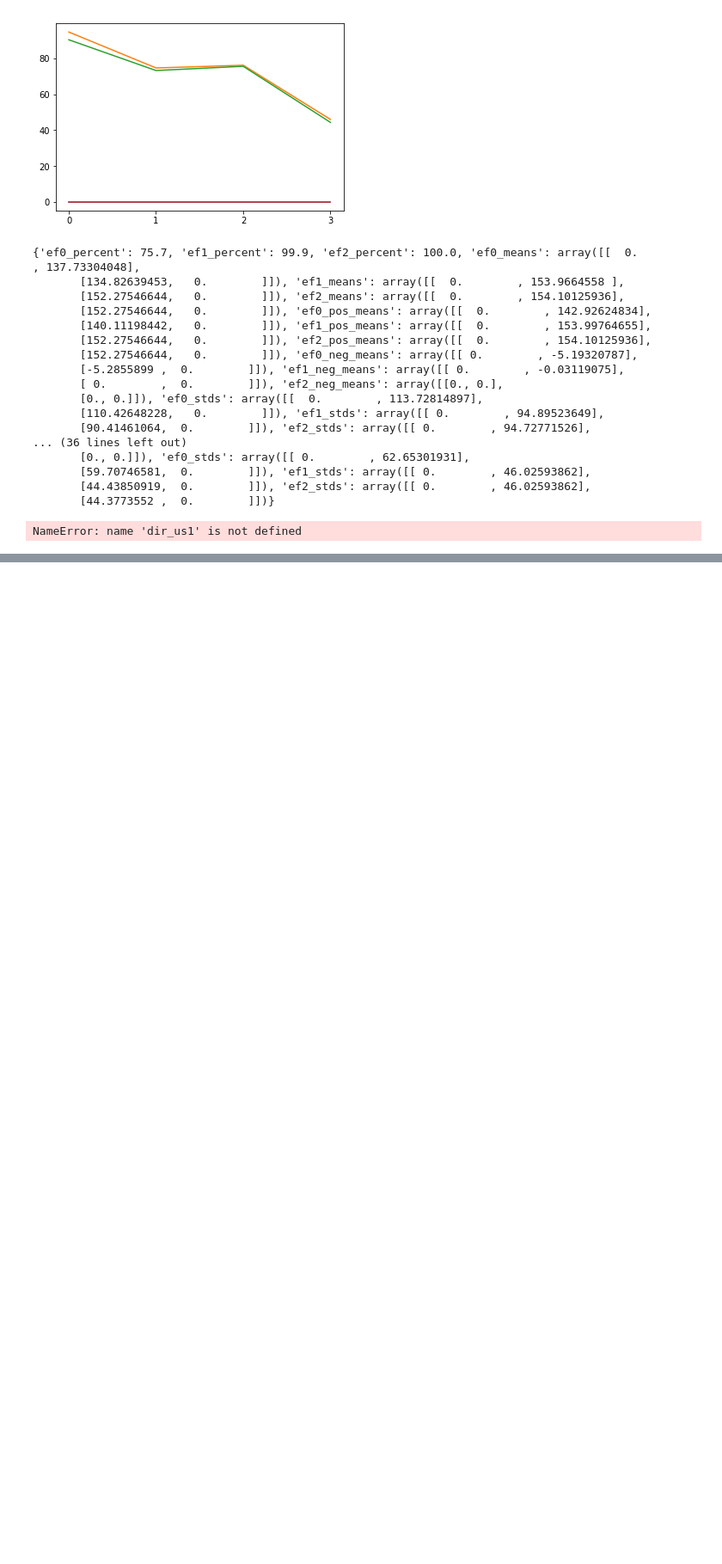
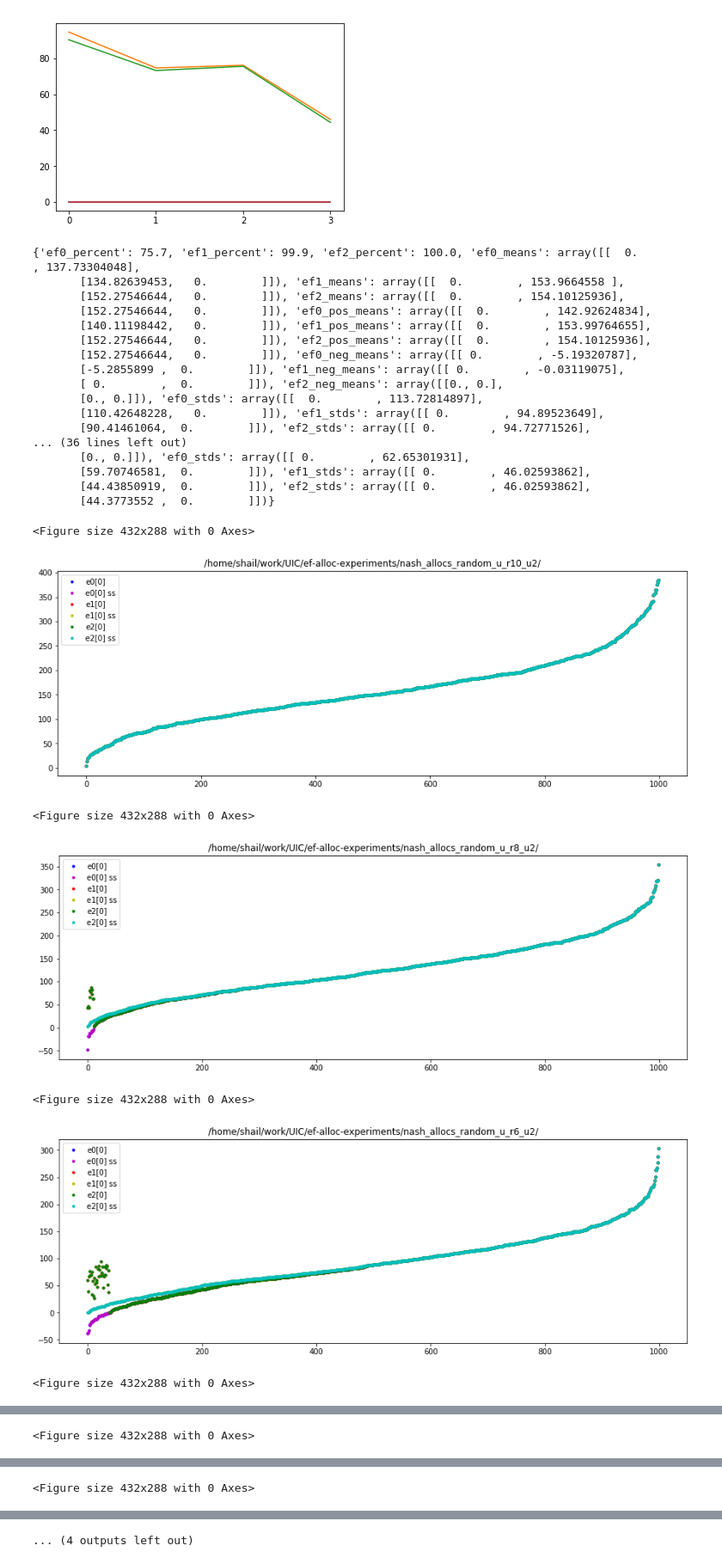
Before and after one commit to shailr/ef-alloc-experiments, a Jupyter notebook: EF_analysis.ipynb, the cells around one changed output, grey strips where cells are left out. Shown: that part at 86% size. Drawn from its saved outputs; the diff is of its cells as text; code cells hidden in the pictures; blank space fills up the shorter version.

```diff
--- a/EF_analysis.ipynb
+++ b/EF_analysis.ipynb
@@ -471,7 +471,7 @@ for i in range(len(dir_uv)):
        [44.43850919,  0.        ]]), 'ef2_stds': array([[ 0.        , 46.02593862],
        [44.3773552 ,  0.        ]])}
 # %%
-for f in dir_us1 + dir_us2:
+for f in dir_u + dir_uv:
     Us, Vs, As = readdat(f)
     Us = np.array(Us)
     Vs = np.array(Vs)
@@ -497,31 +497,37 @@ for f in dir_us1 + dir_us2:
     envy2_map = np.array(envy2_map)
 
     envy_zip = np.vstack((envy_map[0], envy1_map[0], envy2_map[0]))
     envy_zip = envy_zip.T[envy_zip[0,:].argsort()]
     envy_zip = envy_zip.T
 
     envy_map[0].sort()
 #     envy_map[1].sort()
     envy1_map[0].sort()
 #     envy1_map[1].sort()
     envy2_map[0].sort()
 #     envy2_map[1].sort()
 
     plt.figure(51)
     plt.figure(figsize=(15, 5))
     plt.plot(range(0, len(envy_zip[0, :]), 1), envy_zip[0, :], 'b.', label="e0[0]")
     plt.plot(range(0, len(envy_map[0, :]), 1), envy_map[0, :], 'm.', label="e0[0] ss")
     # plt.plot(range(0, len(envy_map[1, 0:500]), 1), envy_map[1, 0:500], 'ro', label="e0[1]")
 
     plt.plot(range(0, len(envy_zip[1, :]), 1), envy_zip[1, :], 'r.', label="e1[0]")
     plt.plot(range(0, len(envy1_map[0, :]), 1), envy1_map[0, :], 'y.', label="e1[0] ss")
     # plt.plot(range(0, len(envy1_map[1, 0:500]), 1), envy1_map[1, 0:500], 'co', label="e1[1]")
 
     plt.plot(range(0, len(envy_zip[2, :]), 1), envy_zip[2, :], 'g.', label="e2[0]")
     plt.plot(range(0, len(envy2_map[0, :]), 1), envy2_map[0, :], 'c.', label="e2[0] ss")
     # plt.plot(range(0, len(envy2_map[1, 0:500]), 1), envy2_map[1, 0:500], 'yo', label="e2[1]")
     plt.title(f)
     plt.legend(loc='best')
     plt.show()
 # %% [output]
-NameError: name 'dir_us1' is not defined
+<Figure size 432x288 with 0 Axes>
+[figure, added]
+<Figure size 432x288 with 0 Axes>
+[figure, added]
+<Figure size 432x288 with 0 Axes>
+[figure, added]
+<Figure size 432x288 with 0 Axes>
@@ -527,0 +535 @@ NameError: name 'dir_us1' is not defined
+<Figure size 432x288 with 0 Axes>
@@ -527,0 +537 @@ NameError: name 'dir_us1' is not defined
+<Figure size 432x288 with 0 Axes>
@@ -527,0 +539 @@ NameError: name 'dir_us1' is not defined
+... (4 outputs left out)
```
Also changed, not shown: parts of 1 cell of this notebook.
